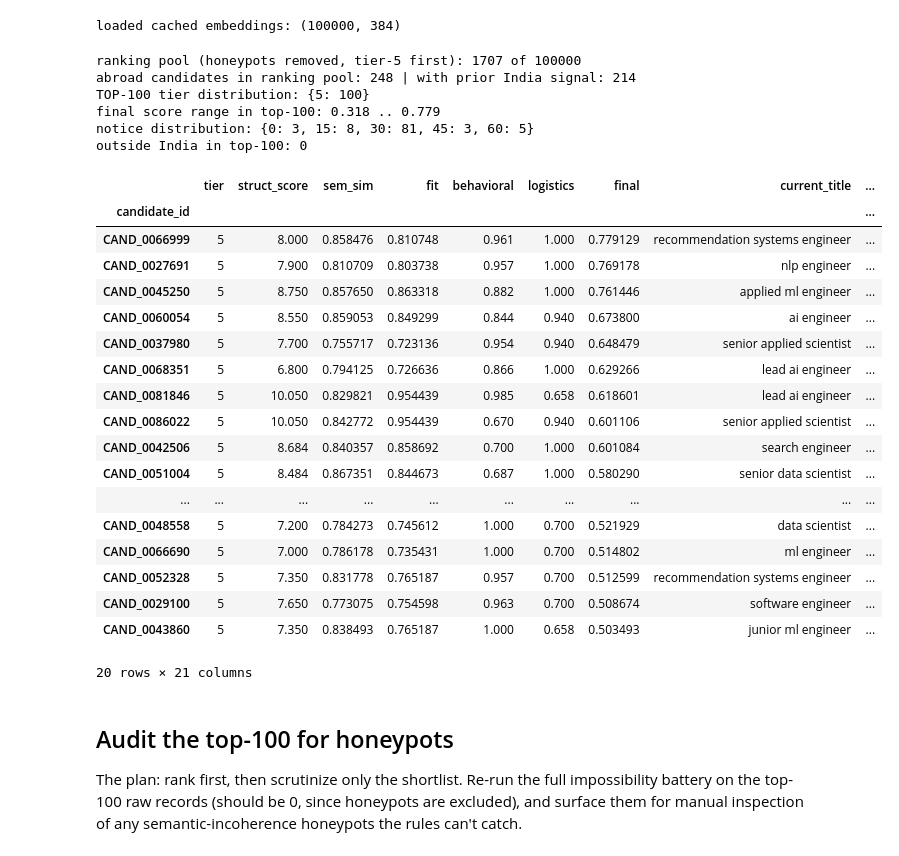
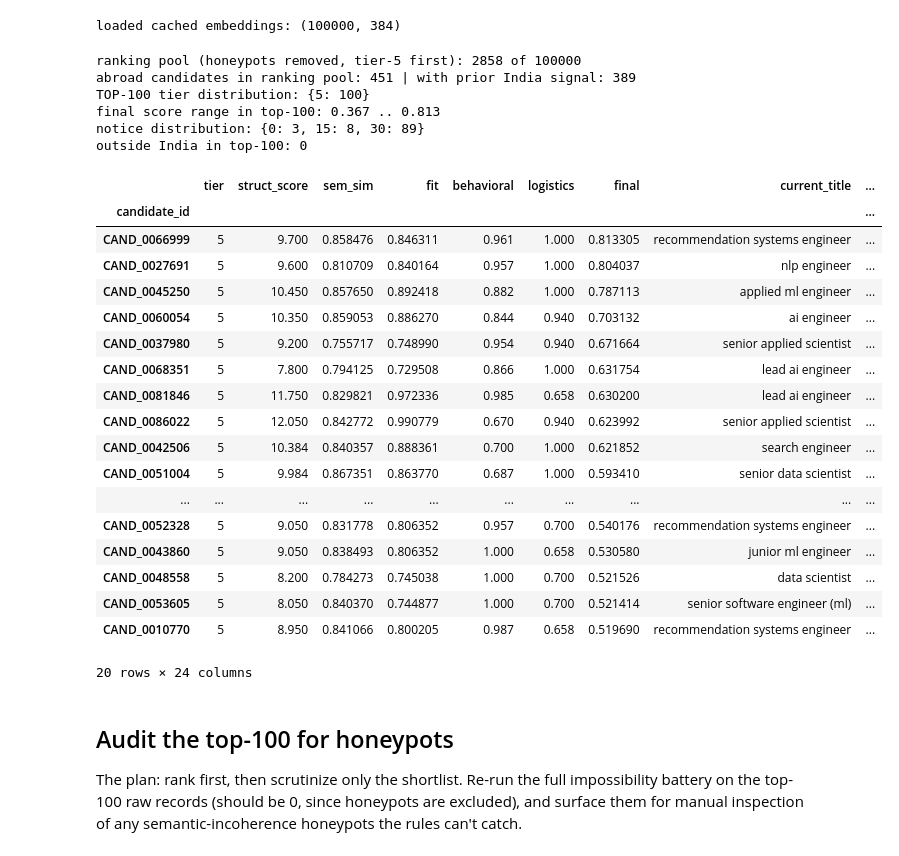
Before and after one commit to vinamravinay12/indiarun_datachallenge, a Jupyter notebook: ranker.ipynb, the cells around one changed output. Cells and saved outputs as stored; diff of their text form; code cells hidden in the pictures.

Commit message:
Updated weights and added new weights for Redrob profile completion and skill assessment scores

```diff
--- a/ranker.ipynb
+++ b/ranker.ipynb
@@ -124,55 +124,55 @@ def location_factor(r):
         if bool(r.get('willing_relocate')):
             return 0.94
         return 0.78
     if bool(r.get('prior_india_work_signal')) and bool(r.get('willing_relocate')):
         return 0.10
     return -0.25
 
 def logistics_multiplier(r):
     return round(location_factor(r) * notice_factor(r.get('notice_days')), 3)
 
 R['logistics'] = R.apply(logistics_multiplier, axis=1)
 # Structured criteria carry most of the weight because the JD has hard must-have requirements.
 # Semantic similarity still helps separate profiles that use different wording for the same work.
 R['fit']   = 0.75*R['struct_norm'] + 0.25*R['sem_norm']
 R['final'] = R['fit'] * R['behavioral'] * R['logistics'] # logistics can materially move the shortlist
 
 top = R.sort_values(['final','candidate_id'], ascending=[False,True]).head(100)
 print('TOP-100 tier distribution:', top['tier'].value_counts().sort_index().to_dict())
 print('final score range in top-100:', round(top['final'].min(),3),'..',round(top['final'].max(),3))
 print('notice distribution:', top['notice_days'].value_counts().sort_index().to_dict())
 print('outside India in top-100:', int((~top['india']).sum()))
 if (~top['india']).any():
     print('abroad top-100 prior India signal:', int(((~top['india']) & top.get('prior_india_work_signal', False)).sum()))
-debug_cols=['tier','struct_score','sem_sim','fit','behavioral','logistics','final','current_title','current_industry','yoe','country','location','prior_india_work_signal','willing_relocate','notice_days','retrieval_evidence','vector_infra_evidence','prod_evidence','eval_evidence','python_evidence','nice_to_have_hits']
+debug_cols=['tier','struct_score','sem_sim','fit','behavioral','logistics','final','current_title','current_industry','yoe','country','location','prior_india_work_signal','willing_relocate','notice_days','retrieval_evidence','vector_infra_evidence','prod_evidence','eval_evidence','python_evidence','nice_to_have_hits','completeness','assess_avg','assess_max']
 debug_cols=[c for c in debug_cols if c in top.columns]
 top[debug_cols].head(20)
 # %% [output]
-ranking pool (honeypots removed, tier-5 first): 1707 of 100000
-abroad candidates in ranking pool: 248 | with prior India signal: 214
+ranking pool (honeypots removed, tier-5 first): 2858 of 100000
+abroad candidates in ranking pool: 451 | with prior India signal: 389
 TOP-100 tier distribution: {5: 100}
-final score range in top-100: 0.318 .. 0.779
-notice distribution: {0: 3, 15: 8, 30: 81, 45: 3, 60: 5}
+final score range in top-100: 0.367 .. 0.813
+notice distribution: {0: 3, 15: 8, 30: 89}
 outside India in top-100: 0
 |  | tier | struct_score | sem_sim | fit | behavioral | logistics | final | current_title | ... |
 | candidate_id |  |  |  |  |  |  |  |  | ... |
-| CAND_0066999 | 5 | 8.000 | 0.858476 | 0.810748 | 0.961 | 1.000 | 0.779129 | recommendation systems engineer | ... |
-| CAND_0027691 | 5 | 7.900 | 0.810709 | 0.803738 | 0.957 | 1.000 | 0.769178 | nlp engineer | ... |
-| CAND_0045250 | 5 | 8.750 | 0.857650 | 0.863318 | 0.882 | 1.000 | 0.761446 | applied ml engineer | ... |
-| CAND_0060054 | 5 | 8.550 | 0.859053 | 0.849299 | 0.844 | 0.940 | 0.673800 | ai engineer | ... |
-| CAND_0037980 | 5 | 7.700 | 0.755717 | 0.723136 | 0.954 | 0.940 | 0.648479 | senior applied scientist | ... |
-| CAND_0068351 | 5 | 6.800 | 0.794125 | 0.726636 | 0.866 | 1.000 | 0.629266 | lead ai engineer | ... |
-| CAND_0081846 | 5 | 10.050 | 0.829821 | 0.954439 | 0.985 | 0.658 | 0.618601 | lead ai engineer | ... |
-| CAND_0086022 | 5 | 10.050 | 0.842772 | 0.954439 | 0.670 | 0.940 | 0.601106 | senior applied scientist | ... |
-| CAND_0042506 | 5 | 8.684 | 0.840357 | 0.858692 | 0.700 | 1.000 | 0.601084 | search engineer | ... |
-| CAND_0051004 | 5 | 8.484 | 0.867351 | 0.844673 | 0.687 | 1.000 | 0.580290 | senior data scientist | ... |
+| CAND_0066999 | 5 | 9.700 | 0.858476 | 0.846311 | 0.961 | 1.000 | 0.813305 | recommendation systems engineer | ... |
+| CAND_0027691 | 5 | 9.600 | 0.810709 | 0.840164 | 0.957 | 1.000 | 0.804037 | nlp engineer | ... |
+| CAND_0045250 | 5 | 10.450 | 0.857650 | 0.892418 | 0.882 | 1.000 | 0.787113 | applied ml engineer | ... |
+| CAND_0060054 | 5 | 10.350 | 0.859053 | 0.886270 | 0.844 | 0.940 | 0.703132 | ai engineer | ... |
+| CAND_0037980 | 5 | 9.200 | 0.755717 | 0.748990 | 0.954 | 0.940 | 0.671664 | senior applied scientist | ... |
+| CAND_0068351 | 5 | 7.800 | 0.794125 | 0.729508 | 0.866 | 1.000 | 0.631754 | lead ai engineer | ... |
+| CAND_0081846 | 5 | 11.750 | 0.829821 | 0.972336 | 0.985 | 0.658 | 0.630200 | lead ai engineer | ... |
+| CAND_0086022 | 5 | 12.050 | 0.842772 | 0.990779 | 0.670 | 0.940 | 0.623992 | senior applied scientist | ... |
+| CAND_0042506 | 5 | 10.384 | 0.840357 | 0.888361 | 0.700 | 1.000 | 0.621852 | search engineer | ... |
+| CAND_0051004 | 5 | 9.984 | 0.867351 | 0.863770 | 0.687 | 1.000 | 0.593410 | senior data scientist | ... |
 | ... | ... | ... | ... | ... | ... | ... | ... | ... | ... |
-| CAND_0048558 | 5 | 7.200 | 0.784273 | 0.745612 | 1.000 | 0.700 | 0.521929 | data scientist | ... |
-| CAND_0066690 | 5 | 7.000 | 0.786178 | 0.735431 | 1.000 | 0.700 | 0.514802 | ml engineer | ... |
-| CAND_0052328 | 5 | 7.350 | 0.831778 | 0.765187 | 0.957 | 0.700 | 0.512599 | recommendation systems engineer | ... |
-| CAND_0029100 | 5 | 7.650 | 0.773075 | 0.754598 | 0.963 | 0.700 | 0.508674 | software engineer | ... |
-| CAND_0043860 | 5 | 7.350 | 0.838493 | 0.765187 | 1.000 | 0.658 | 0.503493 | junior ml engineer | ... |
+| CAND_0052328 | 5 | 9.050 | 0.831778 | 0.806352 | 0.957 | 0.700 | 0.540176 | recommendation systems engineer | ... |
+| CAND_0043860 | 5 | 9.050 | 0.838493 | 0.806352 | 1.000 | 0.658 | 0.530580 | junior ml engineer | ... |
+| CAND_0048558 | 5 | 8.200 | 0.784273 | 0.745038 | 1.000 | 0.700 | 0.521526 | data scientist | ... |
+| CAND_0053605 | 5 | 8.050 | 0.840370 | 0.744877 | 1.000 | 0.700 | 0.521414 | senior software engineer (ml) | ... |
+| CAND_0010770 | 5 | 8.950 | 0.841066 | 0.800205 | 0.987 | 0.658 | 0.519690 | recommendation systems engineer | ... |
-20 rows × 21 columns
+20 rows × 24 columns
 # %% [markdown]
 ## Audit the top-100 for honeypots
 
```
Also changed, not shown: parts of 2 cells of this notebook, 1 other file.
